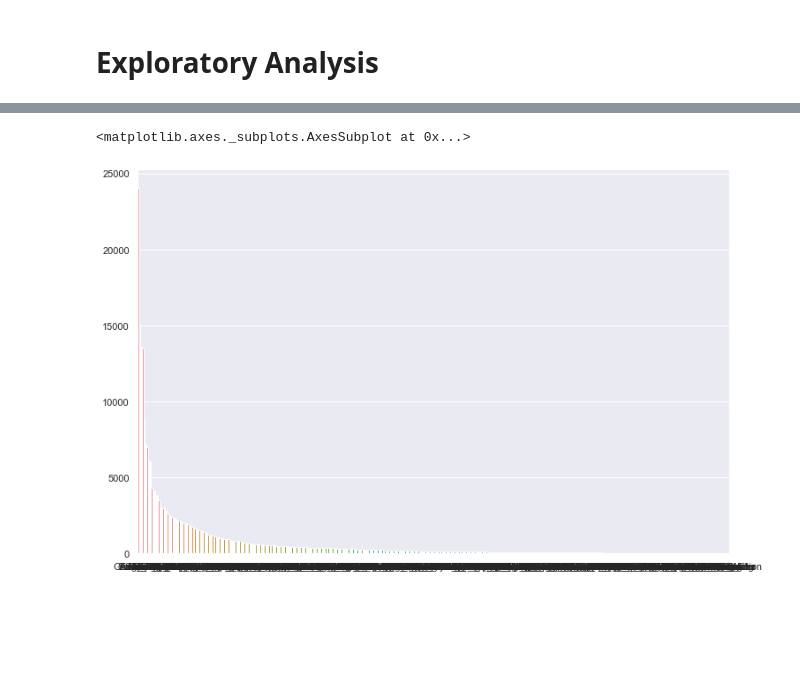
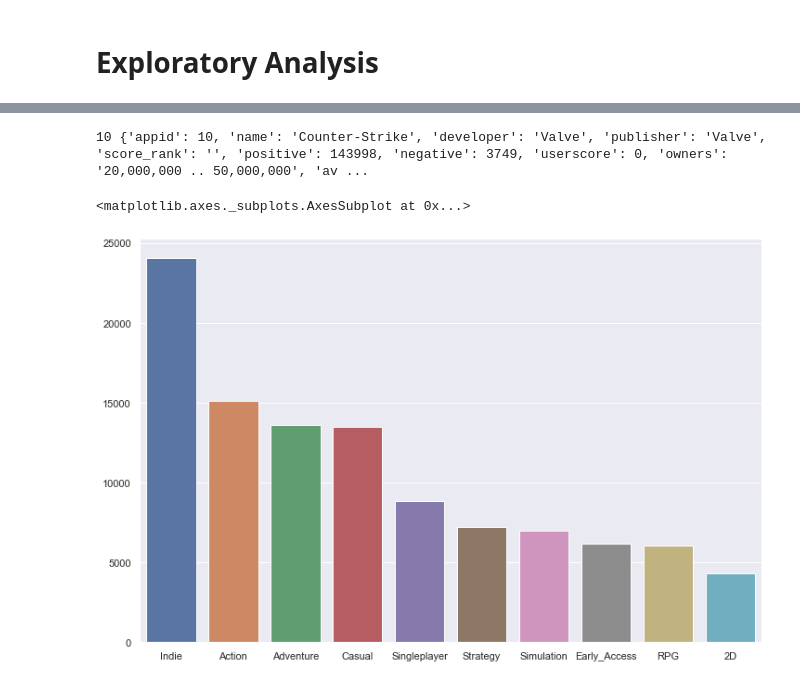
Before and after one commit to harpalsahota/DataScience, a Jupyter notebook: Recommendation_Systems/steam_games/notebooks/01_exploratory_anlaysis.ipynb, the cells around one changed output, grey strips where cells are left out. Saved outputs shown, nothing was run; the diff lists cells and outputs as text; code cells hidden in the pictures; blank space fills up the shorter version.

Commit message:
more data analysis

```diff
--- a/Recommendation_Systems/steam_games/notebooks/01_exploratory_anlaysis.ipynb
+++ b/Recommendation_Systems/steam_games/notebooks/01_exploratory_anlaysis.ipynb
@@ -13,0 +205,15 @@ os.chdir('..')
+# %%
+MIN_TAG_FREQ_GAME = 10
+# %%
+game_tags_keep = {game : tag_occurrence[game] for game in tag_occurrence if tag_occurrence[game] >= MIN_TAG_FREQ_GAME}
+# %%
+final_data = {}
+for game in game_files:
+    with open(f'./data/games/{game}', 'r') as in_json:
+        game_data = json.load(in_json)
+        final_data[game_data['name']] = []
+        game_tags = game_data['tags']
+        if game_tags:
+            for k, v in game_tags.items():
+                if (k in game_tags_keep) and (v >= TAG_VOTES_MIN):
+                    final_data[game_data['name']].append(k)
@@ -21,9 +283,15 @@ for tag in tag_games:
     tags_with_games[game_tag] = []
     with open(f'./data/{tag}') as in_json:
         data = json.load(in_json)
+#         print(data)
         for k, v in data.items():
+            print(k, v)
             tags_with_games[game_tag].append(v['name'])
             games_with_tags.setdefault(v['name'], []).append(game_tag)
+            break
+    break
+# %% [output]
+10 {'appid': 10, 'name': 'Counter-Strike', 'developer': 'Valve', 'publisher': 'Valve', 'score_rank': '', 'positive': 143998, 'negative': 3749, 'userscore': 0, 'owners': '20,000,000 .. 50,000,000', 'av ...
 # %%
 sorted_tag_freq = sorted(tags_with_games.items(), key=lambda x: len(x[1]), reverse=True)
 # %%
@@ -33,7 +301,7 @@ for i in sorted_tag_freq:
     tag.append(i[0])
     tag_freq.append(len(i[1]))
 # %%
-sns.barplot(tag, tag_freq)
+sns.barplot(tag[:10], tag_freq[:10])
 # %% [output]
 <matplotlib.axes._subplots.AxesSubplot at 0x...>
-[figure, old version]
+[figure, new version]
```
Also changed, not shown: parts of 50 cells of this notebook, 2 other files.
